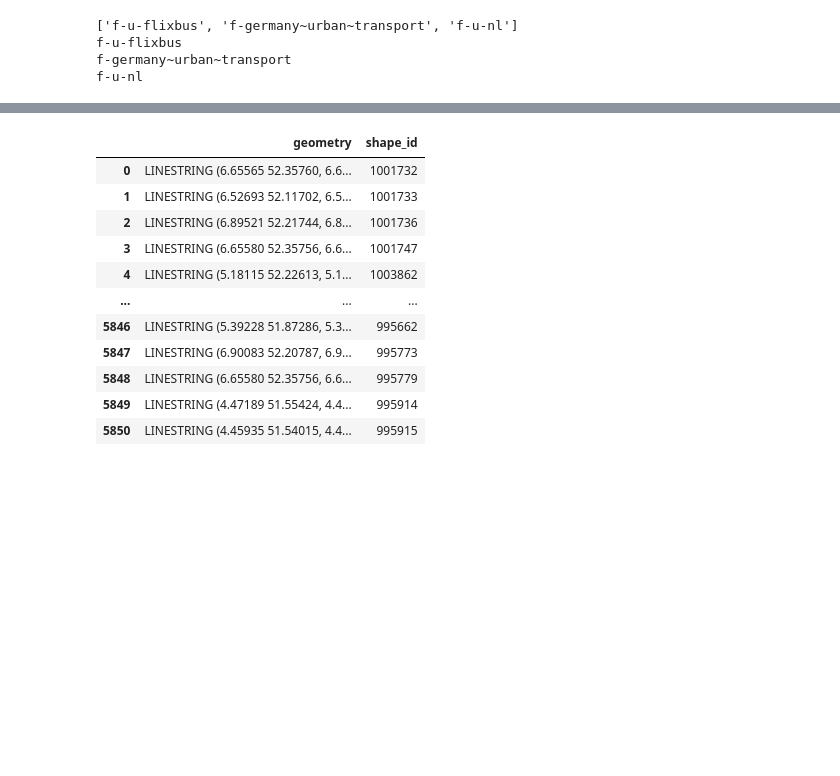
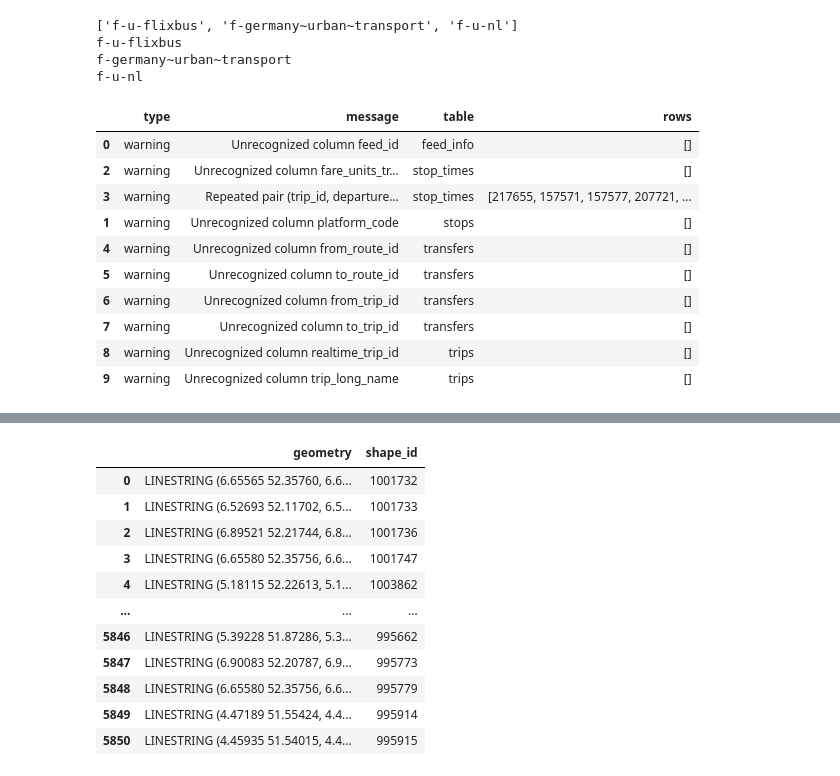
Before and after one commit to idegeus/UrbanTransportTimes, a Jupyter notebook: 2-notebooks/0.2-transitland-fetch.ipynb, the cells around one changed output, grey strips where cells are left out. Saved outputs shown, nothing was run; the diff lists cells and outputs as text; code cells hidden in the pictures; blank space fills up the shorter version.

```diff
--- a/2-notebooks/0.2-transitland-fetch.ipynb
+++ b/2-notebooks/0.2-transitland-fetch.ipynb
@@ -53,3 +53,29 @@ for feed_id in feed_ids:
 f-u-flixbus
 f-germany~urban~transport
 f-u-nl
+# %%
+#Import the gtfs-kit module
+import os
+import gtfs_kit as gk
+
+#Declare the directory path for the GTFS zip file
+# path = os.path.join(gtfs_out)
+path = os.path.join('../1-data/2-gtfs/out/2167-20230822-20230822-f-u-nl.gtfs.zip')
+
+#Read the feed with gtfs-kit
+feed = (gk.read_feed(path, dist_units='km'))
+
+#Search for errors and warnings in the feed
+feed.validate()
+# %% [output]
+|  | type | message | table | rows |
+| 0 | warning | Unrecognized column feed_id | feed_info | [] |
+| 2 | warning | Unrecognized column fare_units_tr... | stop_times | [] |
+| 3 | warning | Repeated pair (trip_id, departure... | stop_times | [217655, 157571, 157577, 207721, ... |
+| 1 | warning | Unrecognized column platform_code | stops | [] |
+| 4 | warning | Unrecognized column from_route_id | transfers | [] |
+| 5 | warning | Unrecognized column to_route_id | transfers | [] |
+| 6 | warning | Unrecognized column from_trip_id | transfers | [] |
+| 7 | warning | Unrecognized column to_trip_id | transfers | [] |
+| 8 | warning | Unrecognized column realtime_trip_id | trips | [] |
+| 9 | warning | Unrecognized column trip_long_name | trips | [] |
```
Also changed, not shown: parts of 5 cells of this notebook, 7 other files.
